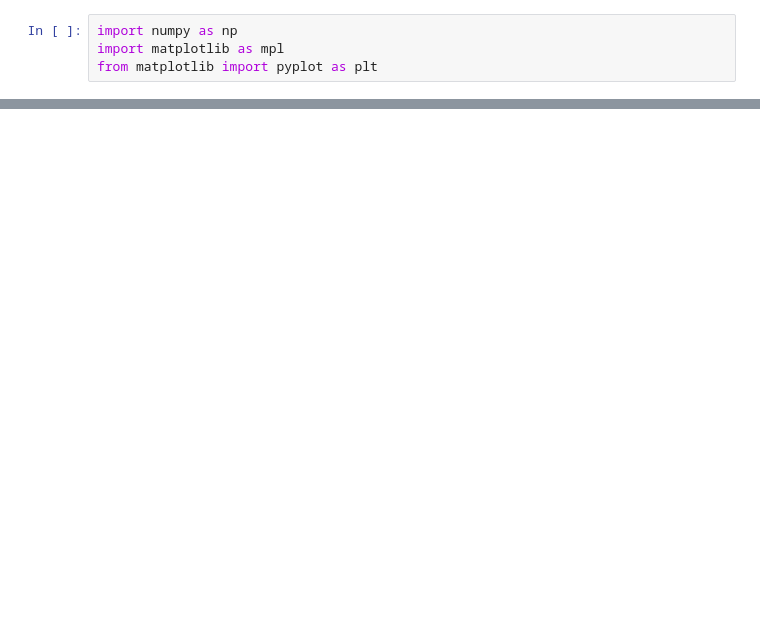
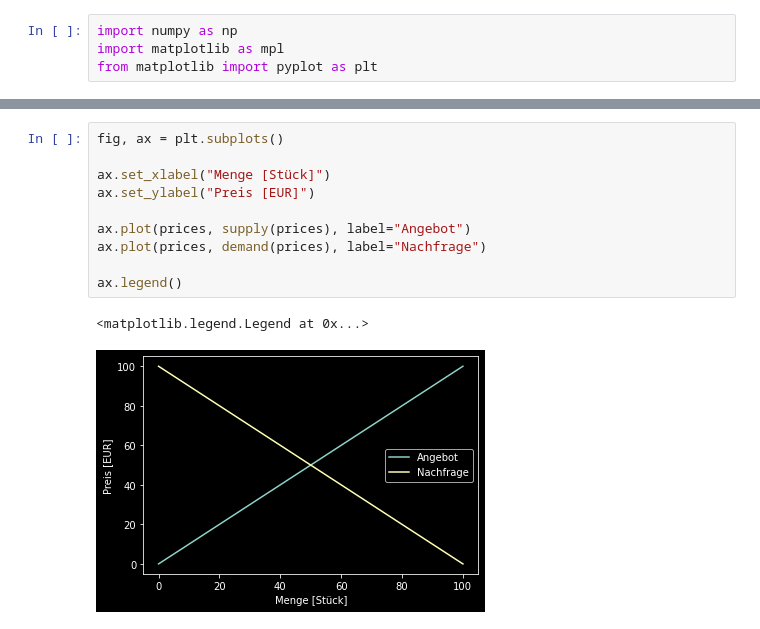
Before and after one commit to roman91DE/machine-learning, a Jupyter notebook: vwl_plotting.ipynb, the cells around one changed output, grey strips where cells are left out. Saved outputs shown, nothing was run; the diff lists cells and outputs as text; blank space fills up the shorter version.

```diff
--- a/vwl_plotting.ipynb
+++ b/vwl_plotting.ipynb
@@ -39,0 +54,13 @@ axes[1].legend()
+# %%
+fig, ax = plt.subplots()
+
+ax.set_xlabel("Menge [Stück]")
+ax.set_ylabel("Preis [EUR]")
+
+ax.plot(prices, supply(prices), label="Angebot")
+ax.plot(prices, demand(prices), label="Nachfrage")
+
+ax.legend()
+# %% [output]
+<matplotlib.legend.Legend at 0x...>
+[figure, added]
```
Also changed, not shown: parts of 6 cells of this notebook.
